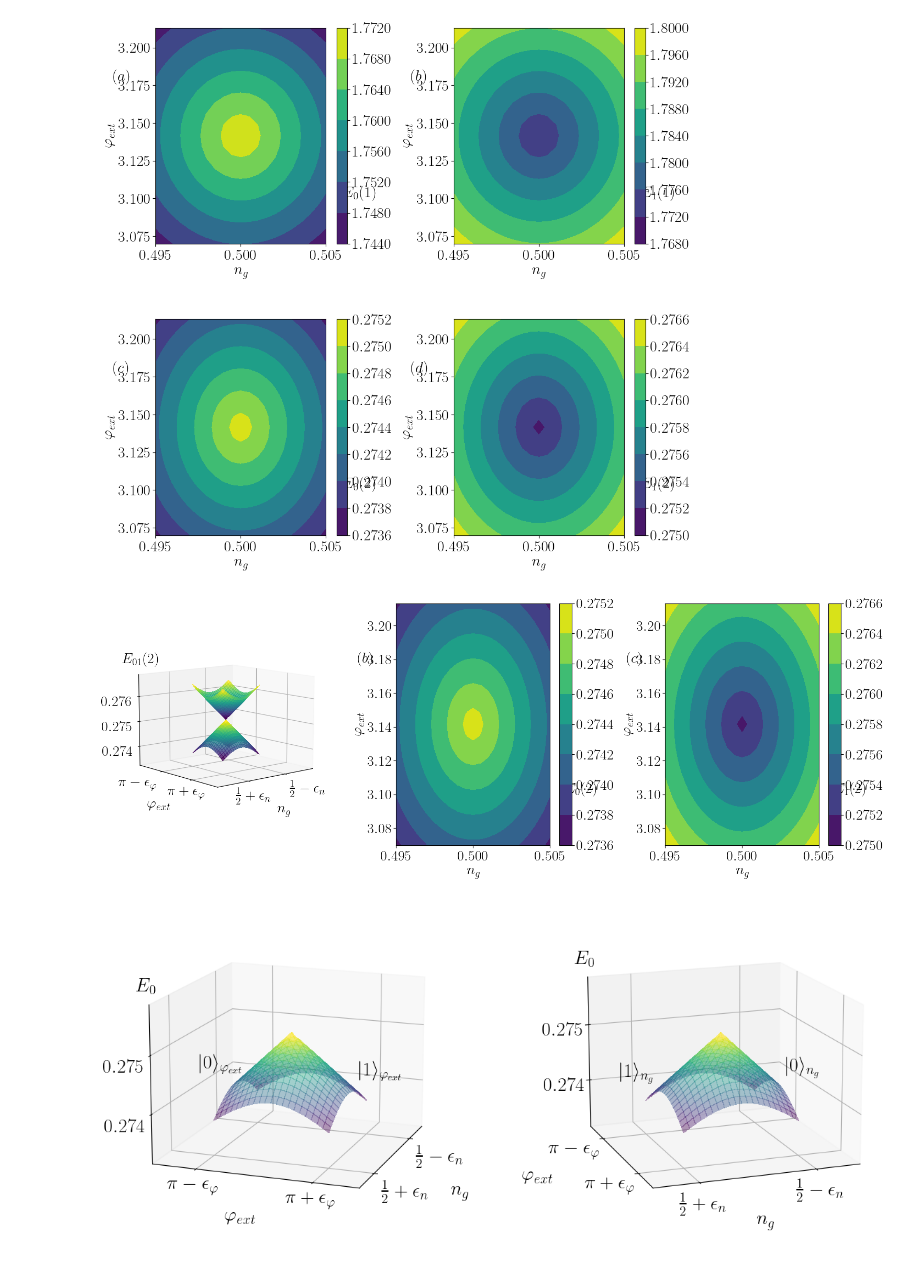
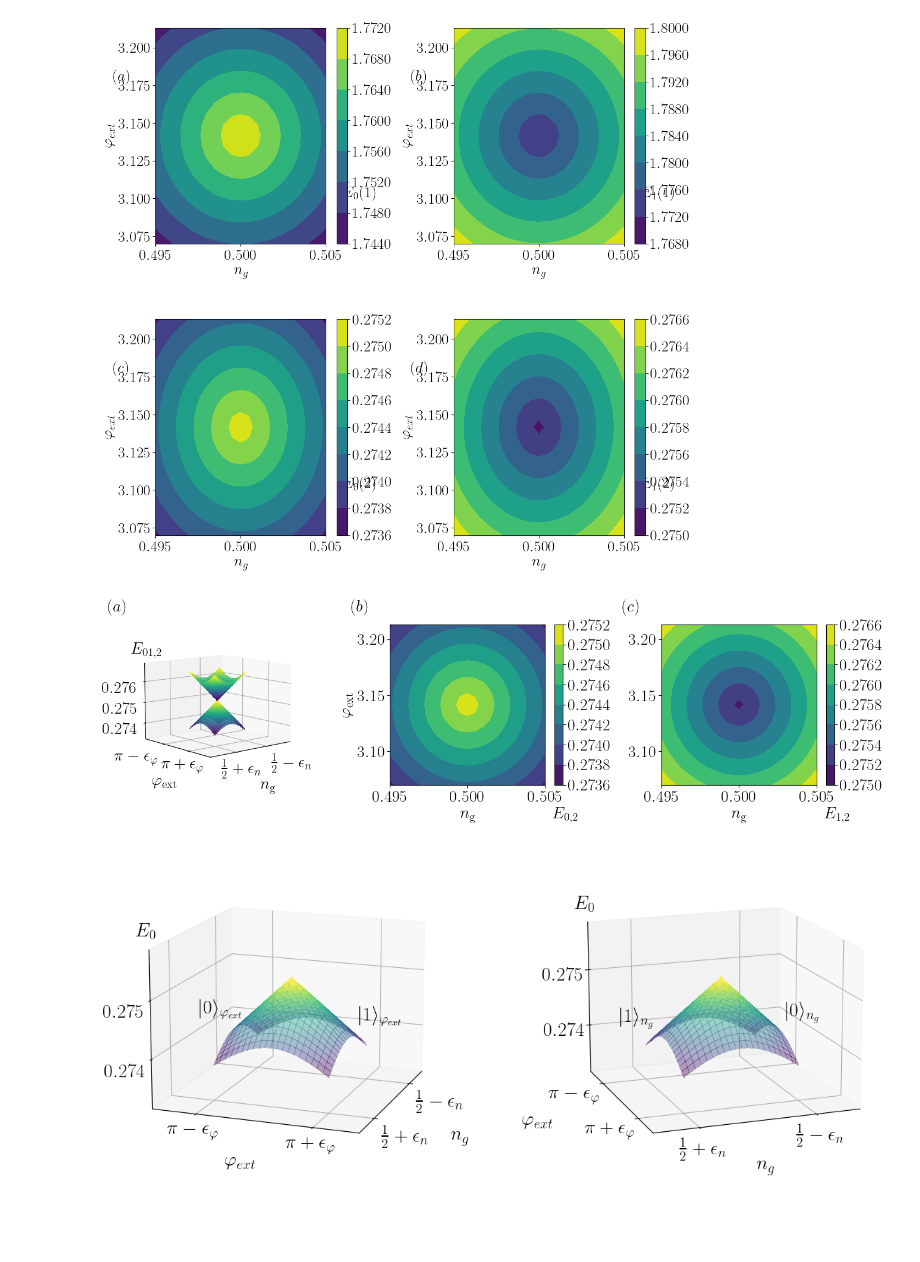
Before and after one commit to Jmalcrow/TFM, a Jupyter notebook: 3D_study_MODIFIED_EQUALGAP.ipynb, the cells around one changed output. Cells and saved outputs as stored; diff of their text form; code cells hidden in the pictures; blank space fills up the shorter version.

```diff
--- a/3D_study_MODIFIED_EQUALGAP.ipynb
+++ b/3D_study_MODIFIED_EQUALGAP.ipynb
@@ -363,7 +363,7 @@ plt.show()
 [figure]
 # %%
 # Create the figure and subplots
-fig = plt.figure(figsize=(18, 6))
+fig = plt.figure(figsize=(16, 3.5))
 
 # Plot 1: 3D surface plot
 ax1 = fig.add_subplot(131, projection='3d')
@@ -375,9 +375,9 @@ surff2 = ax1.plot_surface(NG,PHI, Energies2_1, cmap="viridis", linewidth=0, anti
 ax1.set_xlim(0.5-2.5*epsilon_n,0.5+2.5*epsilon_n)
 ax1.set_ylim(np.pi-2.5*epsilon_phi,np.pi+2.5*epsilon_phi)
 ax1.set_zlim(0.2733,0.2768)
-ax1.text(0.5+3.5*epsilon_n,np.pi-2.5*epsilon_phi,0.2774,r'$E_{01} (2)$', fontsize=20)
-ax1.text(0.499,np.pi+3*epsilon_phi,0.2719,r'$n_g$', fontsize=20)
-ax1.text(0.5+4.1*epsilon_n,np.pi,0.2722,r'$\varphi_{ext}$', fontsize=20)
+ax1.text(0.5+3.5*epsilon_n,np.pi-2.5*epsilon_phi,0.2774,r'$E_{01,2}$', fontsize=20)
+ax1.text(0.499,np.pi+3*epsilon_phi,0.2714,r'$n_{\rm g}$', fontsize=20)
+ax1.text(0.5+4.1*epsilon_n,np.pi,0.2717,r'$\varphi_{\rm ext}$', fontsize=20)
 ax1.set_xticks([0.5-epsilon_n,0.5+epsilon_n],[r'$\frac{1}{2}-\epsilon_n$',r'$\frac{1}{2}+\epsilon_n$'])
 ax1.get_xticklabels()[0].set_ha('left')
 ax1.set_yticks([np.pi-epsilon_phi,np.pi+epsilon_phi],[r'$\pi - \epsilon_{\varphi}$',r'$\pi + \epsilon_{\varphi}$'])
@@ -385,44 +385,44 @@ ax1.get_yticklabels()[0].set_ha('right')
 ax1.set_zticks([0.274,0.275,0.276],['$0.274$','$0.275$','$0.276$'])
 ax1.tick_params(axis='x', pad=-1.0)
 ax1.tick_params(axis='y', pad=0.0)
 ax1.tick_params(axis='z', pad=10.0)
-ax1.text(0.5+4.4*epsilon_n,np.pi-2.5*epsilon_phi,0.28045,r'$(a)$', fontsize=20)
+ax1.text(0.5+4.8*epsilon_n,np.pi-2.5*epsilon_phi,0.2794,r'$(a)$', fontsize=20)
 ax1.view_init(10, 50)
 
 # Plot 2: First contour plot
 ax22 = fig.add_subplot(132)
 contour3 = ax22.contourf(NG, PHI, Energies2_0, cmap="viridis")
 plt.axis('tight')
-ax22.set_xlabel(r'$n_g$')
-ax22.set_ylabel(r'$\varphi_{ext}$')
-ax22.text(0.506,3.101,r'$E_0 (2)$', fontsize=20)
-ax22.text(0.4925,3.178,r'$(b)$', fontsize=20)
+ax22.set_xlabel(r'$n_{\rm g}$')
+ax22.set_ylabel(r'$\varphi_{\rm ext}$')
+ax22.text(0.5055,3.04,r'$E_{0,2}$', fontsize=20)
+ax22.text(0.4925,3.225,r'$(b)$', fontsize=20)
 colorbar3 = plt.colorbar(contour3, ax=ax22)
 #colorbar1.xaxis.set_major_formatter(ticker.FormatStrFormatter('%.3f'))  # Set 2 decimal places
 colorbar3.ax.yaxis.set_major_formatter(ticker.FormatStrFormatter(r'$%.4f$'))
 
 #colorbar1.set_label('$E_0 (2)$')
 
 # Plot 3: Second contour plot
 ax32 = fig.add_subplot(133)
 contour4 = ax32.contourf(NG, PHI, Energies2_1, cmap="viridis")
 plt.axis('tight')
-ax32.set_xlabel('$n_g$')
-ax32.set_ylabel(r'$\varphi_{ext}$')
-ax32.text(0.506,3.101,r'$E_1 (2)$', fontsize=20)
-ax32.text(0.4925,3.178,r'$(c)$', fontsize=20)
+ax32.set_xlabel(r'$n_{\rm g}$')
+#ax32.set_ylabel(r'$\varphi_{\rm ext}$')
+ax32.text(0.5055,3.04,r'$E_{1,2}$', fontsize=20)
+ax32.text(0.4925,3.225,r'$(c)$', fontsize=20)
 colorbar4 = plt.colorbar(contour4, ax=ax32)
 #colorbar2.set_label('$E_1 (2)$')
 colorbar4.ax.yaxis.set_major_formatter(ticker.FormatStrFormatter(r'$%.4f$'))
 
 # Adjust the spacing between subplots
 fig.subplots_adjust(wspace=0.4)
 
 # Show the figure
-#plt.savefig('E01_2_DEF_PRUEBA1_reduced.png',dpi=300,bbox_inches='tight')
+#plt.savefig('E01_2_DEF_1_reduced.png',dpi=300,bbox_inches='tight')
 plt.show()
 # %% [output]
-[figure, old version]
+[figure, new version]
 # %%
 # Create the figure and subplots
 fig = plt.figure(figsize=(14, 7))
```
Also changed, not shown: parts of 5 cells of this notebook, 4 other files.
